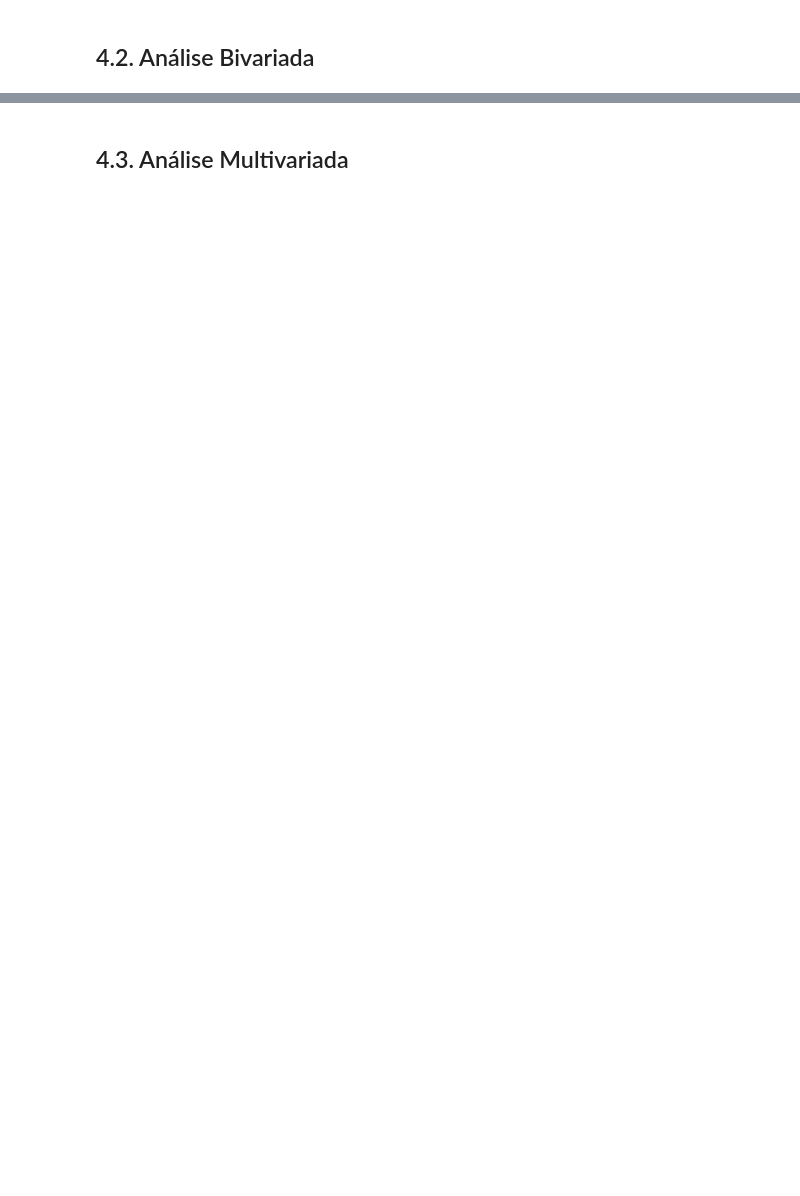
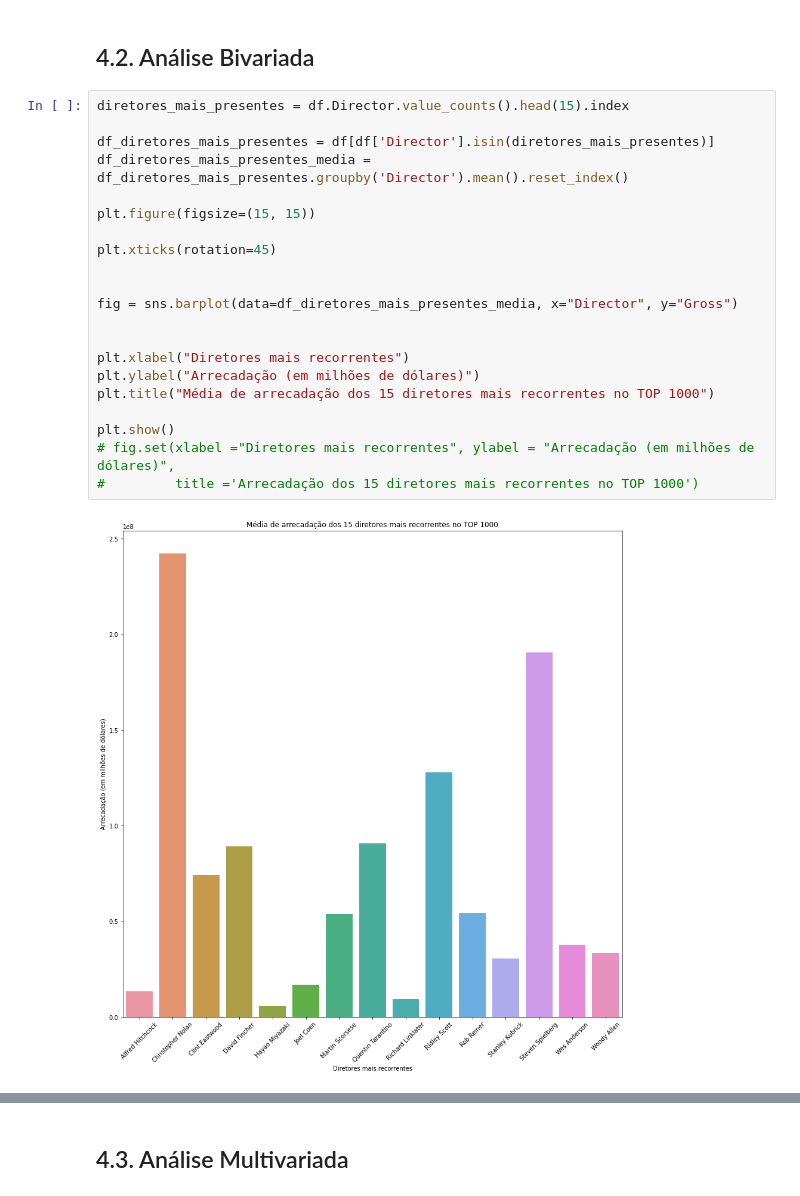
Before and after one commit to ciziks/IMDB-data-visualization, a Jupyter notebook: imdb_analysis.ipynb, the cells around one changed output, grey strips where cells are left out. Drawn from its saved outputs; the diff is of its cells as text; blank space fills up the shorter version.

```diff
--- a/imdb_analysis.ipynb
+++ b/imdb_analysis.ipynb
@@ -298,2 +312,25 @@ fig.show()
 # %% [markdown]
 ## 4.2. Análise Bivariada
+# %%
+diretores_mais_presentes = df.Director.value_counts().head(15).index
+
+df_diretores_mais_presentes = df[df['Director'].isin(diretores_mais_presentes)]
+df_diretores_mais_presentes_media = df_diretores_mais_presentes.groupby('Director').mean().reset_index()
+
+plt.figure(figsize=(15, 15))
+
+plt.xticks(rotation=45)
+
+
+fig = sns.barplot(data=df_diretores_mais_presentes_media, x="Director", y="Gross")
+
+
+plt.xlabel("Diretores mais recorrentes")
+plt.ylabel("Arrecadação (em milhões de dólares)")
+plt.title("Média de arrecadação dos 15 diretores mais recorrentes no TOP 1000")
+
+plt.show()
+# fig.set(xlabel ="Diretores mais recorrentes", ylabel = "Arrecadação (em milhões de dólares)",
+#         title ='Arrecadação dos 15 diretores mais recorrentes no TOP 1000')
+# %% [output]
+[figure, added]
```
Also changed, not shown: parts of 13 cells of this notebook.
